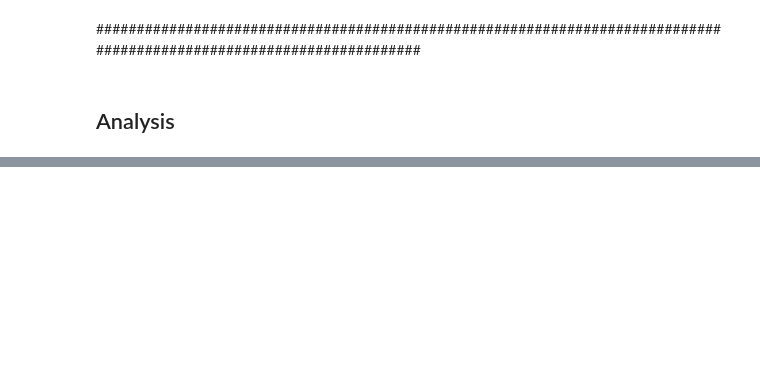
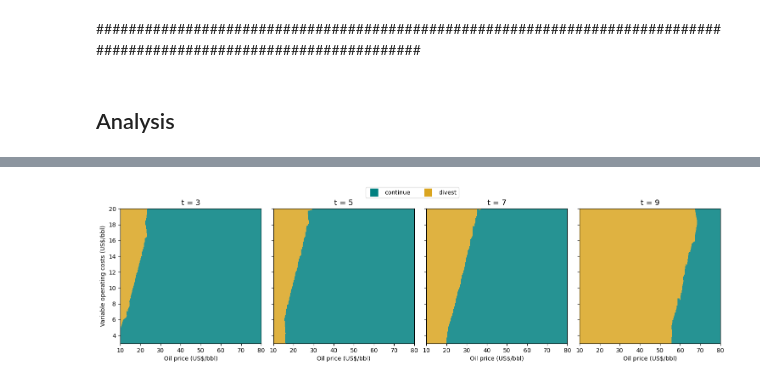
Before and after one commit to Wellington-Carlos/Doutorado, a Jupyter notebook: problem_BDH/main.ipynb, the cells around one changed output, grey strips where cells are left out. Cells and saved outputs as stored; diff of their text form; code cells hidden in the pictures; blank space fills up the shorter version.

```diff
--- a/problem_BDH/main.ipynb
+++ b/problem_BDH/main.ipynb
@@ -314,0 +343,79 @@ plt.show()
+# %%
+import pandas as pd
+import numpy as np
+
+# Supondo que seu array seja chamado oil_price
+# oil_price = np.array([...])  # seu array
+
+# Número de linhas e colunas
+n_linhas, n_colunas = oil_price.shape
+
+# Criando nomes para as linhas e colunas
+index = [f'Path {i+1}' for i in range(n_linhas)]
+columns = list(range(n_colunas))  # ou use [f't={i}' for i in range(n_colunas)] se preferir
+
+# Criando o DataFrame
+oil_price_df = pd.DataFrame(oil_price, index=index, columns=columns)
+VOC_price_df = pd.DataFrame(VOC_price, index=index, columns=columns)
+# %%
+import numpy as np
+import matplotlib.pyplot as plt
+from matplotlib.colors import ListedColormap
+from sklearn.neighbors import KNeighborsClassifier
+
+col_list = [3, 5, 7, 9]
+option_map = {'continue': 0, 'divest': 1}
+colors = ['teal', 'goldenrod']
+labels = ['continue', 'divest']
+cmap = ListedColormap(colors)
+
+# Limites desejados
+voc_min, voc_max = 3, 20
+oil_min, oil_max = 10, 80
+
+fig, axes = plt.subplots(1, 4, figsize=(15, 4), sharey=True)
+
+for i, (ax, col_t) in enumerate(zip(axes, col_list)):
+    oil_price_t = oil_price_df.iloc[:, col_t].values
+    voc_t = VOC_price_df.iloc[:, col_t].values
+    options_t = df_options.iloc[:, col_t].values
+
+    mask = (options_t == 'continue') | (options_t == 'divest')
+    X = np.column_stack((oil_price_t[mask], voc_t[mask]))
+    y = np.array([option_map[op] for op in options_t[mask]])
+
+    oil_grid = np.linspace(oil_min, oil_max, 300)
+    voc_grid = np.linspace(voc_min, voc_max, 300)
+    XX, YY = np.meshgrid(oil_grid, voc_grid)
+    grid_points = np.c_[XX.ravel(), YY.ravel()]
+
+    knn = KNeighborsClassifier(n_neighbors=1)
+    knn.fit(X, y)
+    Z = knn.predict(grid_points).reshape(XX.shape)
+
+    im = ax.pcolormesh(XX, YY, Z, cmap=cmap, shading='auto', alpha=0.85)
+    ax.set_title(f't = {col_t}', fontsize=13)
+    ax.set_xlabel('Oil price (US$/bbl)')
+    if i == 0:
+        ax.set_ylabel('Variable operating costs (US$/bbl)')
+    # else:
+    #     ax.set_yticklabels([])  # Não precisa!
+
+    ax.set_xlim(oil_min, oil_max)
+    ax.set_ylim(voc_min, voc_max)
+
+# Legenda e layout continuam igual
+fig.legend(handles=[
+    plt.Line2D([0], [0], marker='s', color='w', label='continue', markerfacecolor='teal', markersize=15),
+    plt.Line2D([0], [0], marker='s', color='w', label='divest', markerfacecolor='goldenrod', markersize=15)
+], loc='upper center', ncol=2, bbox_to_anchor=(0.5, 1.08))
+
+plt.tight_layout(rect=[0, 0, 1, 1.03])
+
+# Salvar figura
+output_path = r"C:\Users\calva\OneDrive\Documentos\Doutorado\paper_com_Bratvold\sn-article-template\decision_maps.eps"
+plt.savefig(output_path, format='eps', dpi=300, bbox_inches='tight')
+
+plt.show()
+plt.close()
+# %% [output]
@@ -314,0 +423 @@ plt.show()
+[figure, added]
```
Also changed, not shown: parts of 16 cells of this notebook, 13 other files.
